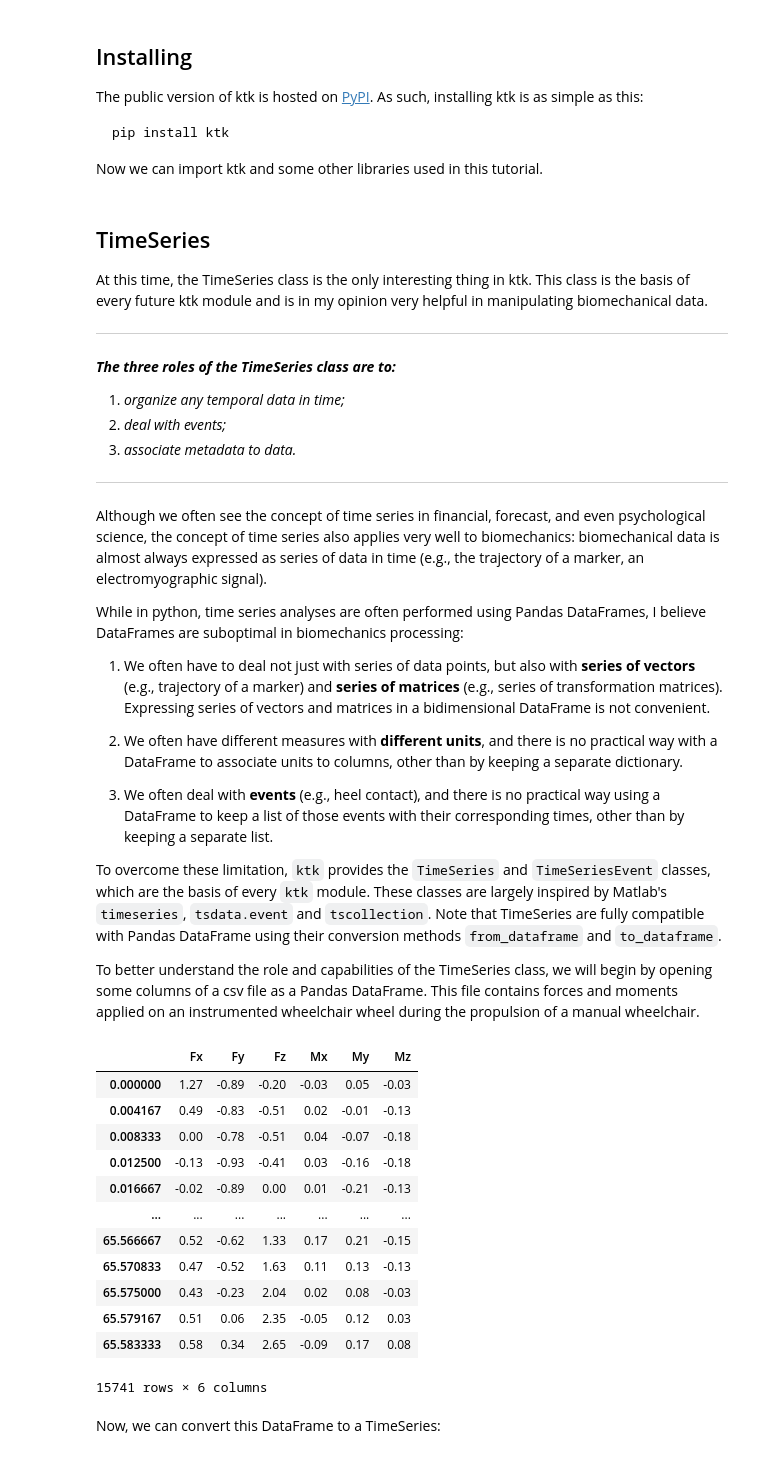
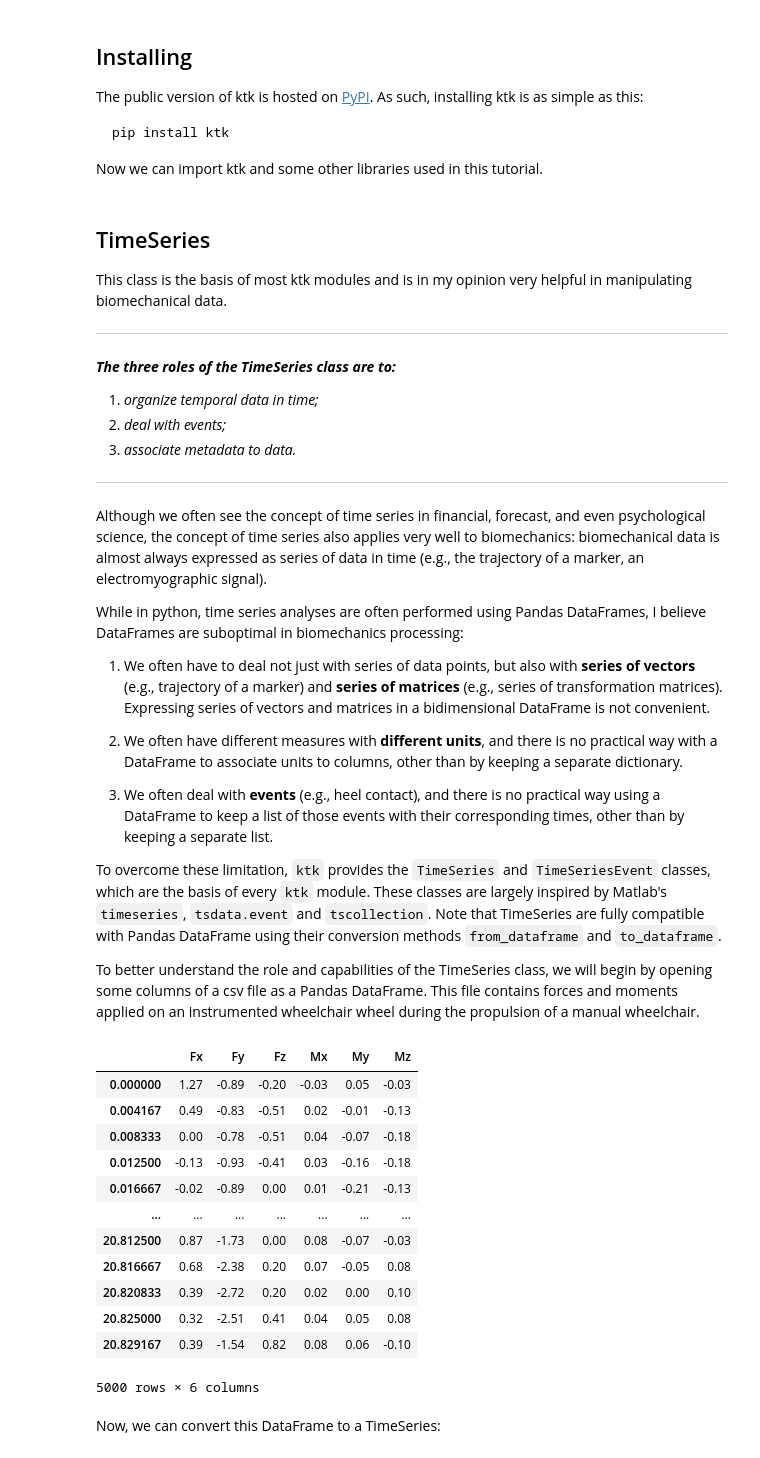
Before and after one commit to kineticstoolkit/kineticstoolkit, a Jupyter notebook: tutorials/index.ipynb, the cells around one changed output. Drawn from its saved outputs; the diff is of its cells as text; code cells hidden in the pictures.

```diff
--- a/tutorials/index.ipynb
+++ b/tutorials/index.ipynb
@@ -30,12 +30,12 @@ import numpy as np
 TimeSeries
 -------------
 
-At this time, the TimeSeries class is the only interesting thing in ktk. This class is the basis of every future ktk module and is in my opinion very helpful in manipulating biomechanical data.
+This class is the basis of most ktk modules and is in my opinion very helpful in manipulating biomechanical data.
 
 -------------------------
 
 ***The three roles of the TimeSeries class are to:***
-1. *organize any temporal data in time;*
+1. *organize temporal data in time;*
 2. *deal with events;*
 3. *associate metadata to data.*
 
@@ -57,26 +57,27 @@ To better understand the role and capabilities of the TimeSeries class, we will
 # %%
 # Read some columns
 df = pd.read_csv('data/timeseries/smartwheel.csv',
                  usecols=[18, 19, 20, 21, 22, 23],
-                 names=['Fx', 'Fy', 'Fz', 'Mx', 'My', 'Mz'])
+                 names=['Fx', 'Fy', 'Fz', 'Mx', 'My', 'Mz'],
+                 nrows=5000)
 
 # Assign time to the DataFrame's index, where the sampling rate is 240 Hz.
 df.index = np.arange(df.shape[0]) / 240
 df
 # %% [output]
 |  | Fx | Fy | Fz | Mx | My | Mz |
 | 0.000000 | 1.27 | -0.89 | -0.20 | -0.03 | 0.05 | -0.03 |
 | 0.004167 | 0.49 | -0.83 | -0.51 | 0.02 | -0.01 | -0.13 |
 | 0.008333 | 0.00 | -0.78 | -0.51 | 0.04 | -0.07 | -0.18 |
 | 0.012500 | -0.13 | -0.93 | -0.41 | 0.03 | -0.16 | -0.18 |
 | 0.016667 | -0.02 | -0.89 | 0.00 | 0.01 | -0.21 | -0.13 |
 | ... | ... | ... | ... | ... | ... | ... |
-| 65.566667 | 0.52 | -0.62 | 1.33 | 0.17 | 0.21 | -0.15 |
-| 65.570833 | 0.47 | -0.52 | 1.63 | 0.11 | 0.13 | -0.13 |
-| 65.575000 | 0.43 | -0.23 | 2.04 | 0.02 | 0.08 | -0.03 |
-| 65.579167 | 0.51 | 0.06 | 2.35 | -0.05 | 0.12 | 0.03 |
-| 65.583333 | 0.58 | 0.34 | 2.65 | -0.09 | 0.17 | 0.08 |
+| 20.812500 | 0.87 | -1.73 | 0.00 | 0.08 | -0.07 | -0.03 |
+| 20.816667 | 0.68 | -2.38 | 0.20 | 0.07 | -0.05 | 0.08 |
+| 20.820833 | 0.39 | -2.72 | 0.20 | 0.02 | 0.00 | 0.10 |
+| 20.825000 | 0.32 | -2.51 | 0.41 | 0.04 | 0.05 | 0.08 |
+| 20.829167 | 0.39 | -1.54 | 0.82 | 0.08 | 0.06 | -0.10 |
-15741 rows × 6 columns
+5000 rows × 6 columns
 # %% [markdown]
 Now, we can convert this DataFrame to a TimeSeries:
 # %%
```
Also changed, not shown: parts of 22 cells of this notebook, 8 other files.
